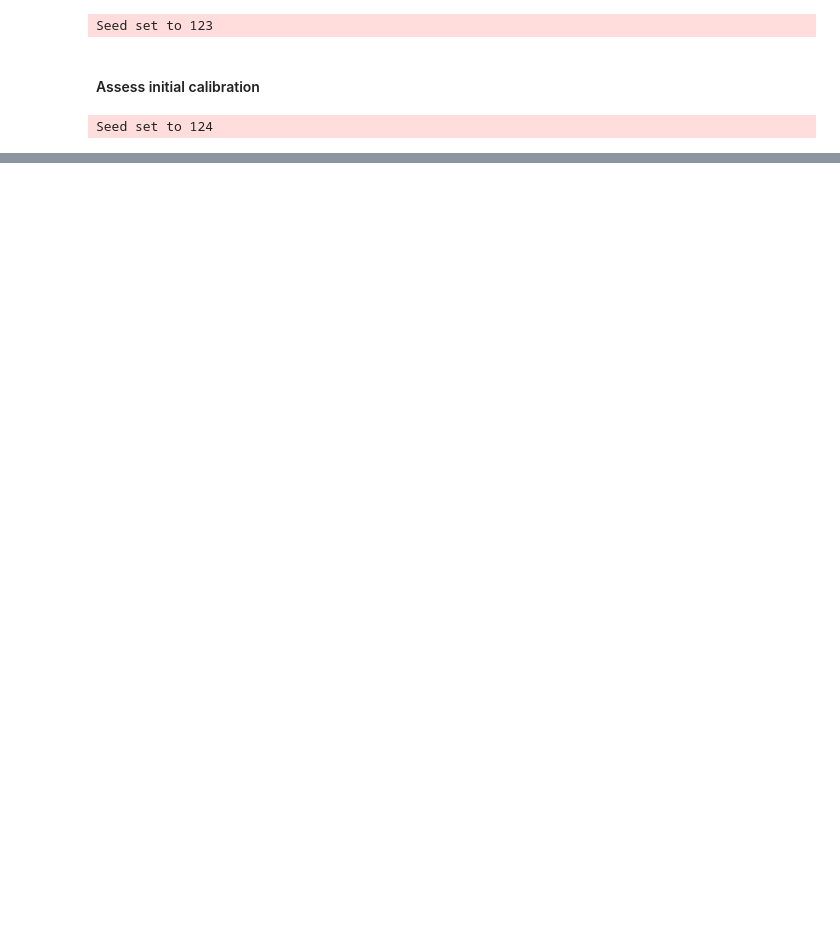
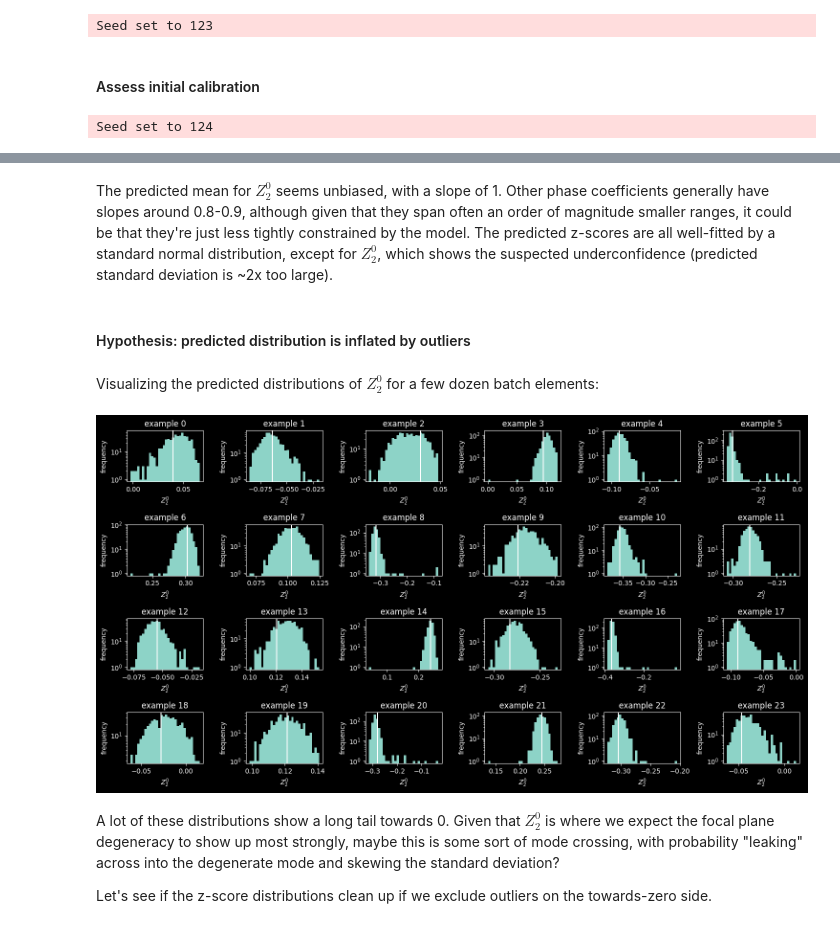
Before and after one commit to walterfu1064/cynosure, a Jupyter notebook: examples/information_theory/example_3c.ipynb, the cells around one changed output, grey strips where cells are left out. Drawn from its saved outputs; the diff is of its cells as text; code cells hidden in the pictures; blank space fills up the shorter version.

Commit message:
Continue investigating flow-matched model miscalibration

```diff
--- a/examples/information_theory/example_3c.ipynb
+++ b/examples/information_theory/example_3c.ipynb
@@ -228,0 +229,25 @@ fig.tight_layout()
+# %% [markdown]
+The predicted mean for $Z_2^0$ seems unbiased, with a slope of 1. Other phase coefficients generally have slopes around 0.8-0.9, although given that they span often an order of magnitude smaller ranges, it could be that they're just less tightly constrained by the model. The predicted z-scores are all well-fitted by a standard normal distribution, except for $Z_2^0$, which shows the suspected underconfidence (predicted standard deviation is ~2x too large).
+# %% [markdown]
+#### Hypothesis: predicted distribution is inflated by outliers
+# %% [markdown]
+Visualizing the predicted distributions of $Z_2^0$ for a few dozen batch elements:
+# %%
+num_rows = 4
+num_cols = 6
+idx_z20 = solver.coefficients.nonpinned_labels.index("$Z_{2}^{0}$")
+fig, axarr = pyplot.subplots(num_rows, num_cols, figsize=(num_cols*2.5, num_rows*2))
+for i, ax in enumerate(axarr.ravel()):
+    _ = ax.hist(pred_coefs[i, :, idx_z20].numpy(force=True), bins=30)
+    ax.axvline(true_coefs[i, idx_z20])
+    ax.set_yscale("log")
+    ax.set_title(f"example {i}")
+    ax.set_xlabel("$Z_{2}^{0}$")
+    ax.set_ylabel("frequency")
+fig.tight_layout()
+# %% [output]
+[figure, added]
+# %% [markdown]
+A lot of these distributions show a long tail towards 0. Given that $Z_2^0$ is where we expect the focal plane degeneracy to show up most strongly, maybe this is some sort of mode crossing, with probability "leaking" across into the degenerate mode and skewing the standard deviation?
+
+Let's see if the z-score distributions clean up if we exclude outliers on the towards-zero side.
```
Also changed, not shown: parts of 18 cells of this notebook, 5 other files.
